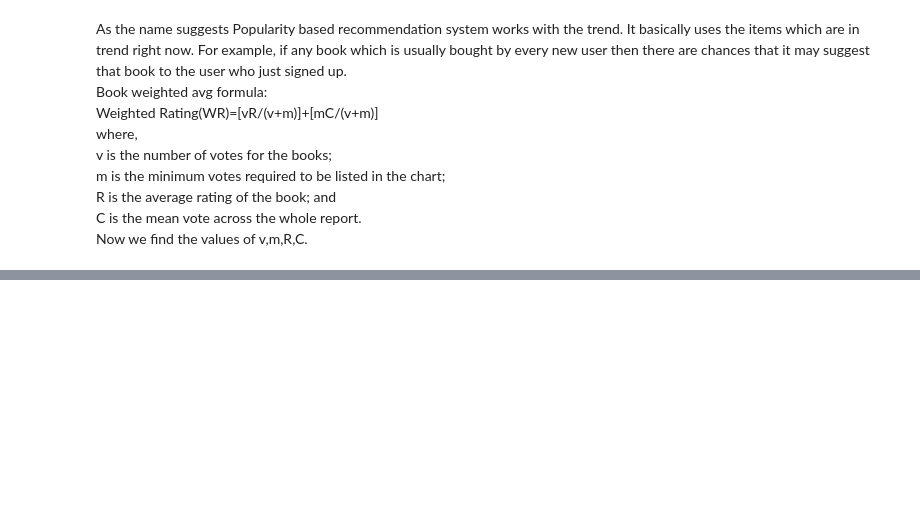
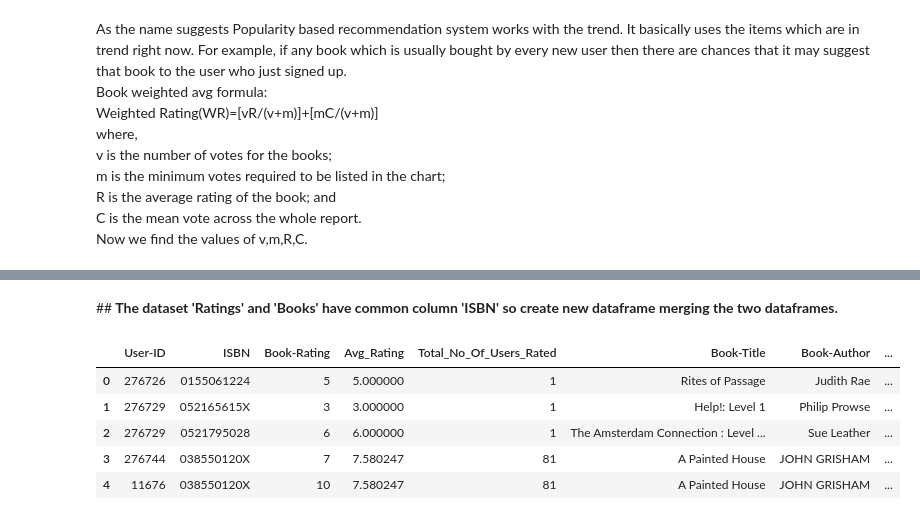
Before and after one commit to SachinSPanchal/Book-Recomendation-Sytem, a Jupyter notebook: Final_Book_Recommendation_system.ipynb, the cells around one changed output, grey strips where cells are left out. Cells and saved outputs as stored; diff of their text form; code cells hidden in the pictures; blank space fills up the shorter version.

```diff
--- a/Final_Book_Recommendation_system.ipynb
+++ b/Final_Book_Recommendation_system.ipynb
@@ -661,0 +750,20 @@ Now we find the values of v,m,R,C.
+# %%
+#Users with more than 200 ratings
+numbers1 = ratings_explicit['User-ID'].value_counts()
+ratings = ratings_explicit[ratings_explicit['User-ID'].isin(numbers1[numbers1 >= 200].index)]
+#Books with more than 100 Ratings
+number2 = ratings_explicit['Book-Rating'].value_counts()
+ratings = ratings_explicit[ratings_explicit['Book-Rating'].isin(number2[number2 >= 100].index)]
+# %% [markdown]
+##<b> The dataset 'Ratings' and 'Books' have common column 'ISBN' so create new dataframe merging the two dataframes.
+# %%
+#Merging the dataset ratings and Books
+books_with_rating = pd.merge(ratings, books, on='ISBN')
+books_with_rating.head()
+# %% [output]
+|  | User-ID | ISBN | Book-Rating | Avg_Rating | Total_No_Of_Users_Rated | Book-Title | Book-Author | ... |
+| 0 | 276726 | 0155061224 | 5 | 5.000000 | 1 | Rites of Passage | Judith Rae | ... |
+| 1 | 276729 | 052165615X | 3 | 3.000000 | 1 | Help!: Level 1 | Philip Prowse | ... |
+| 2 | 276729 | 0521795028 | 6 | 6.000000 | 1 | The Amsterdam Connection : Level ... | Sue Leather | ... |
+| 3 | 276744 | 038550120X | 7 | 7.580247 | 81 | A Painted House | JOHN GRISHAM | ... |
+| 4 | 11676 | 038550120X | 10 | 7.580247 | 81 | A Painted House | JOHN GRISHAM | ... |
```
Also changed, not shown: parts of 28 cells of this notebook.
